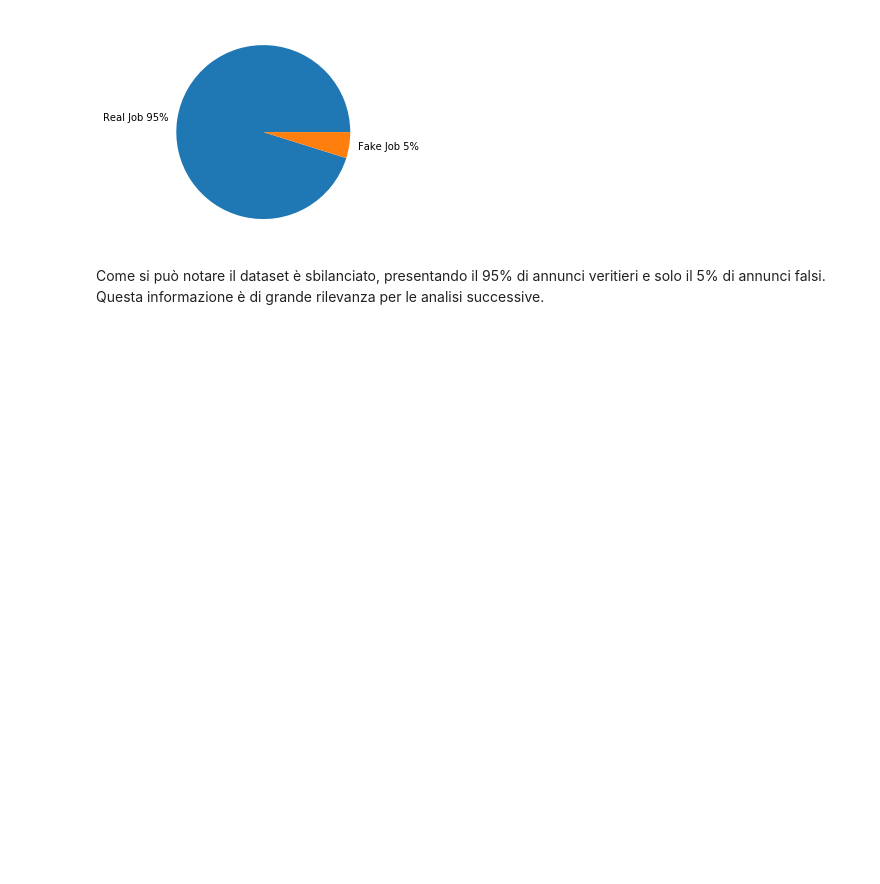
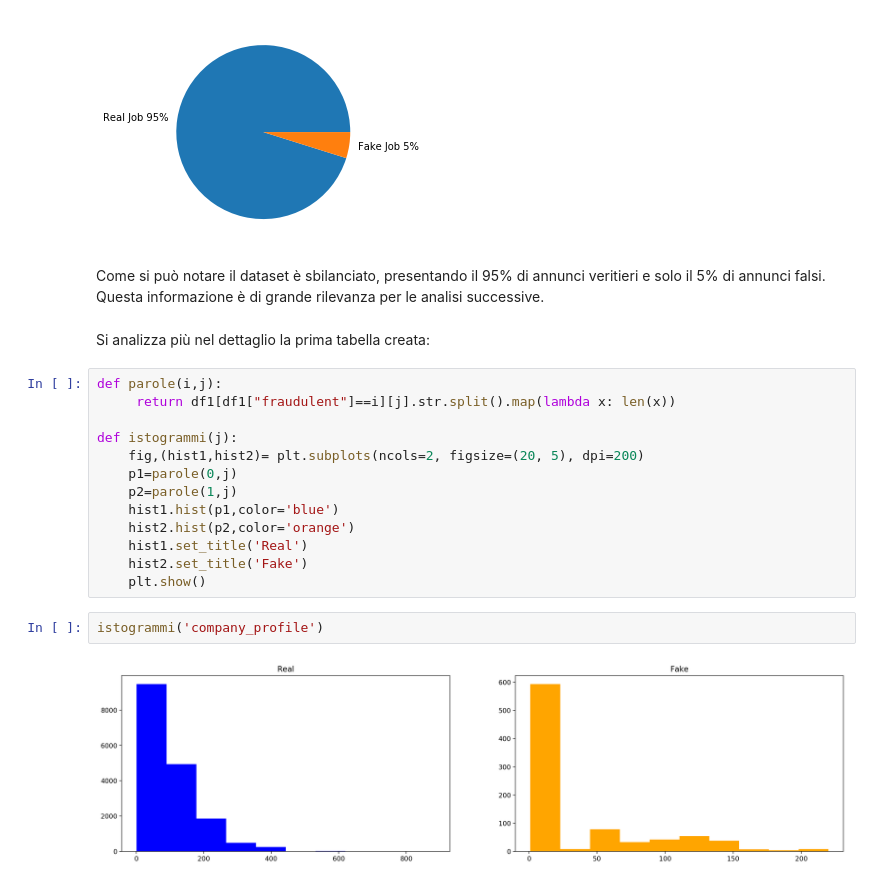
Before and after one commit to Elmaravilla7/DataMiningFJ, a Jupyter notebook: FakeJobPrediction.ipynb, the cells around one changed output. Drawn from its saved outputs; the diff is of its cells as text; blank space fills up the shorter version.

```diff
--- a/FakeJobPrediction.ipynb
+++ b/FakeJobPrediction.ipynb
@@ -126,3 +144,22 @@ plt.show()
 # %% [markdown]
 Come si può notare il dataset è sbilanciato, presentando il 95% di annunci veritieri e solo il 5% di annunci falsi.
 Questa informazione è di grande rilevanza per le analisi successive.
+# %% [markdown]
+Si analizza più nel dettaglio la prima tabella creata:
+# %%
+def parole(i,j):
+     return df1[df1["fraudulent"]==i][j].str.split().map(lambda x: len(x))
+
+def istogrammi(j):
+    fig,(hist1,hist2)= plt.subplots(ncols=2, figsize=(20, 5), dpi=200)
+    p1=parole(0,j)
+    p2=parole(1,j)
+    hist1.hist(p1,color='blue')
+    hist2.hist(p2,color='orange')
+    hist1.set_title('Real')
+    hist2.set_title('Fake')
+    plt.show()
+# %%
+istogrammi('company_profile')
+# %% [output]
+[figure, added]
```
Also changed, not shown: parts of 20 cells of this notebook.
